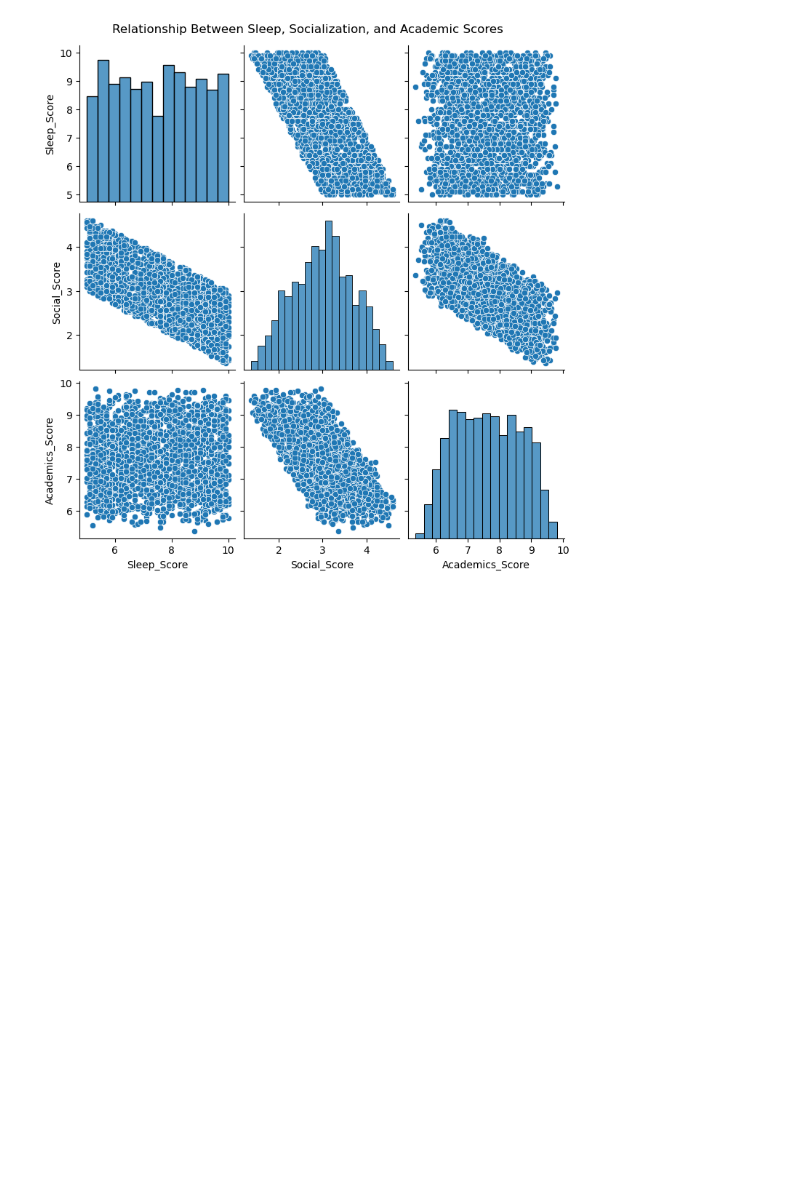
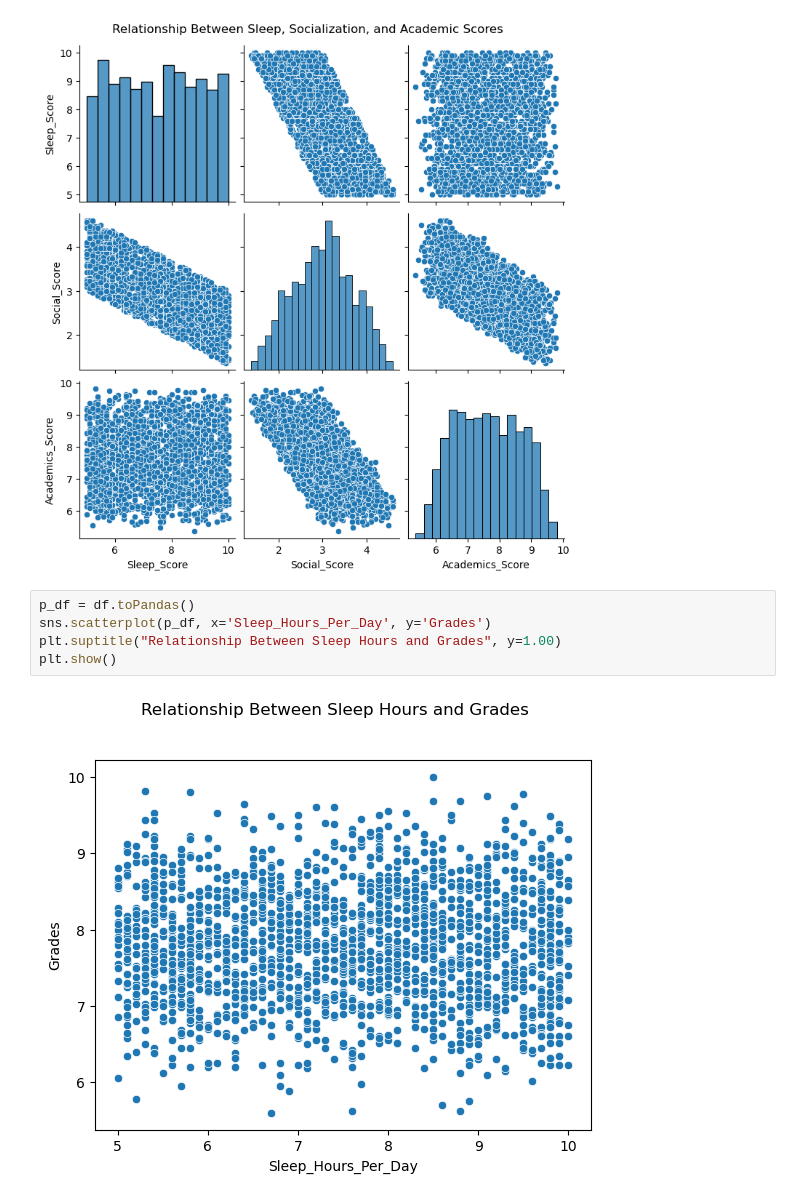
Before and after one commit to g-bolotin/cs131-A5, a Jupyter notebook: CS131-A5.ipynb, the cells around one changed output. Saved outputs shown, nothing was run; the diff lists cells and outputs as text; blank space fills up the shorter version.

```diff
--- a/CS131-A5.ipynb
+++ b/CS131-A5.ipynb
@@ -92,6 +92,13 @@ plt.suptitle("Relationship Between Sleep, Socialization, and Academic Scores", y
 plt.show()
 # %% [output]
 [figure]
+# %%
+p_df = df.toPandas()
+sns.scatterplot(p_df, x='Sleep_Hours_Per_Day', y='Grades')
+plt.suptitle("Relationship Between Sleep Hours and Grades", y=1.00)
+plt.show()
+# %% [output]
+[figure, added]
 # %%
 from mpl_toolkits.mplot3d import Axes3D
 
```
Also changed, not shown: parts of 3 cells of this notebook.
